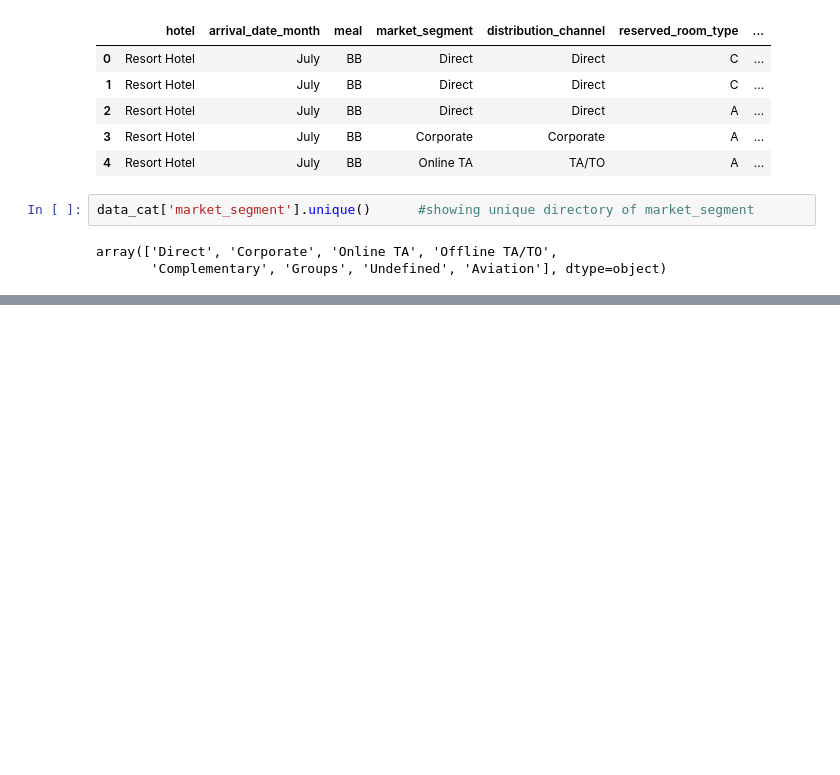
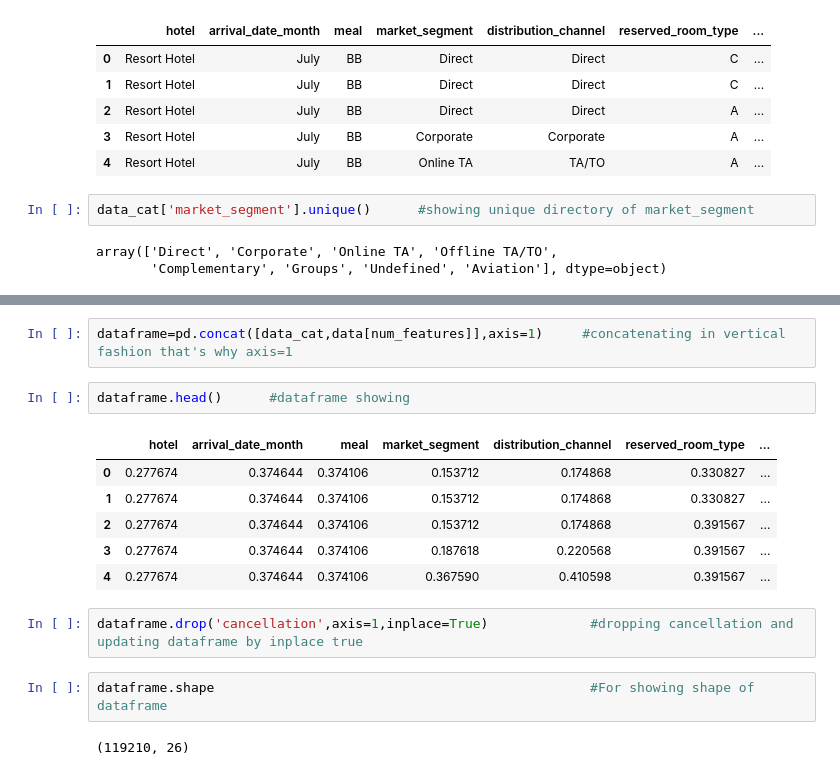
Before and after one commit to Adhoc123/Hotel_Booking_Prediction_ML, a Jupyter notebook: Hotel_Booking_Prediction/Hotel_Booking_Prediction.ipynb, the cells around one changed output, grey strips where cells are left out. Drawn from its saved outputs; the diff is of its cells as text; blank space fills up the shorter version.

```diff
--- a/Hotel_Booking_Prediction/Hotel_Booking_Prediction.ipynb
+++ b/Hotel_Booking_Prediction/Hotel_Booking_Prediction.ipynb
@@ -602,0 +625,17 @@ for col in cols:
+# %%
+dataframe=pd.concat([data_cat,data[num_features]],axis=1)     #concatenating in vertical fashion that's why axis=1
+# %%
+dataframe.head()      #dataframe showing
+# %% [output]
+|  | hotel | arrival_date_month | meal | market_segment | distribution_channel | reserved_room_type | ... |
+| 0 | 0.277674 | 0.374644 | 0.374106 | 0.153712 | 0.174868 | 0.330827 | ... |
+| 1 | 0.277674 | 0.374644 | 0.374106 | 0.153712 | 0.174868 | 0.330827 | ... |
+| 2 | 0.277674 | 0.374644 | 0.374106 | 0.153712 | 0.174868 | 0.391567 | ... |
+| 3 | 0.277674 | 0.374644 | 0.374106 | 0.187618 | 0.220568 | 0.391567 | ... |
+| 4 | 0.277674 | 0.374644 | 0.374106 | 0.367590 | 0.410598 | 0.391567 | ... |
+# %%
+dataframe.drop('cancellation',axis=1,inplace=True)             #dropping cancellation and updating dataframe by inplace true
+# %%
+dataframe.shape                                                #For showing shape of dataframe
+# %% [output]
+(119210, 26)
```
Also changed, not shown: parts of 10 cells of this notebook.
